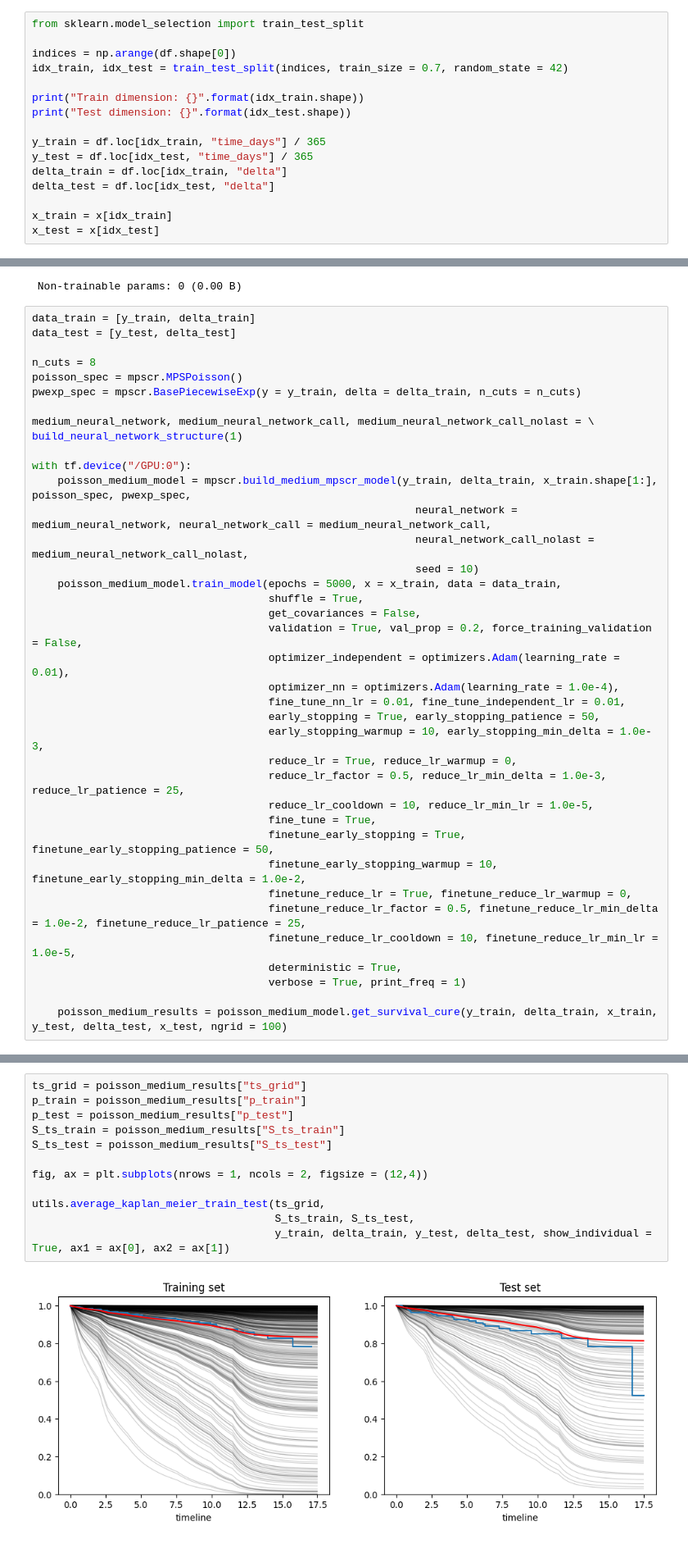
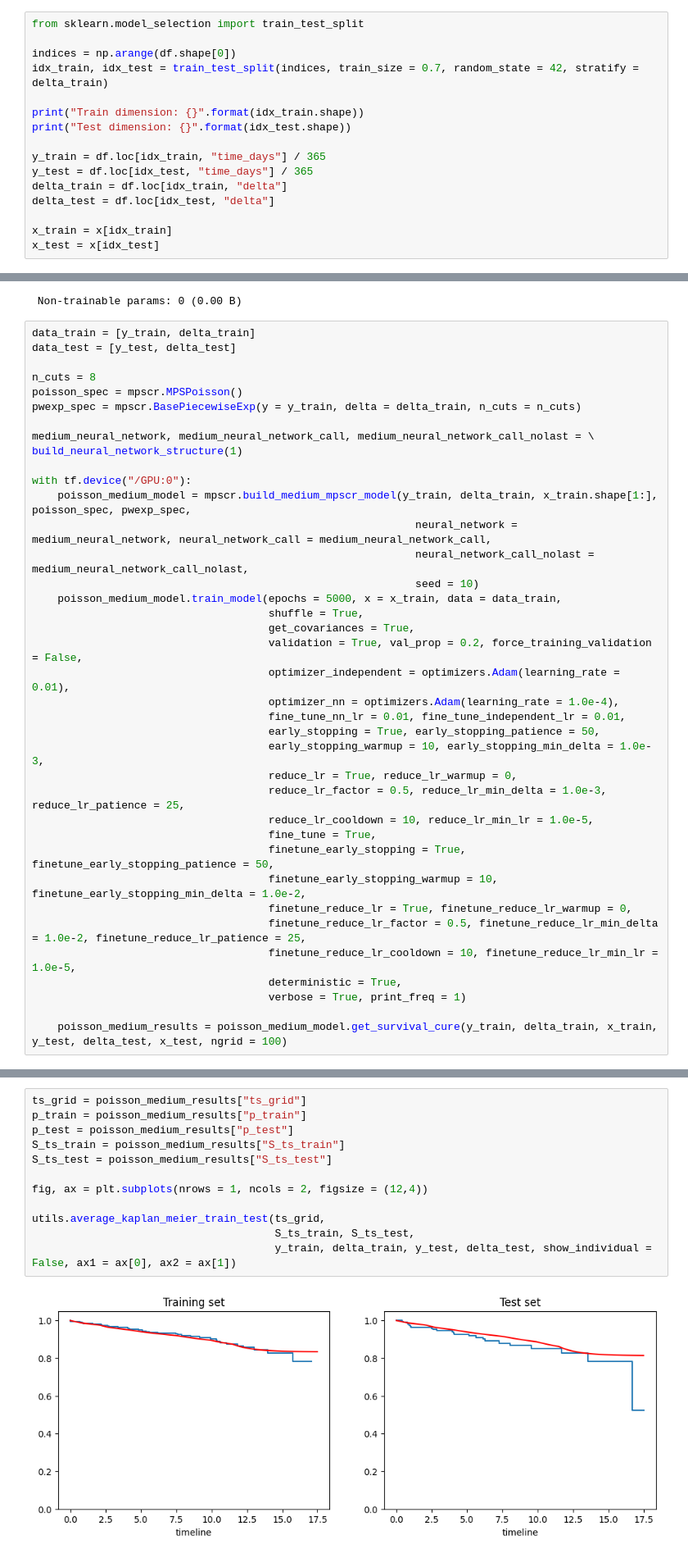
Before and after one commit to nhilariosilva/gndr_mpscr, a Jupyter notebook: OASIS - Flexible.ipynb, the cells around one changed output, grey strips where cells are left out. Shown at 82% size. Drawn from its saved outputs; the diff is of its cells as text.

```diff
--- a/OASIS - Flexible.ipynb
+++ b/OASIS - Flexible.ipynb
@@ -87,7 +88,7 @@ for i, a in enumerate(ax):
 from sklearn.model_selection import train_test_split
 
 indices = np.arange(df.shape[0])
-idx_train, idx_test = train_test_split(indices, train_size = 0.7, random_state = 42)
+idx_train, idx_test = train_test_split(indices, train_size = 0.7, random_state = 42, stratify = delta_train)
 
 print("Train dimension: {}".format(idx_train.shape))
 print("Test dimension: {}".format(idx_test.shape))
@@ -501,7 +469,7 @@ with tf.device("/GPU:0"):
                                                             seed = 10)
     poisson_medium_model.train_model(epochs = 5000, x = x_train, data = data_train,
                                      shuffle = True,
-                                     get_covariances = False,
+                                     get_covariances = True,
                                      validation = True, val_prop = 0.2, force_training_validation = False,
                                      optimizer_independent = optimizers.Adam(learning_rate = 0.01),
                                      optimizer_nn = optimizers.Adam(learning_rate = 1.0e-4),
@@ -546,17 +519,17 @@ utils.plot_model_convergence( poisson_medium_model, ax1 = ax[0,0], ax2 = ax[0,1]
 # %%
 ts_grid = poisson_medium_results["ts_grid"]
 p_train = poisson_medium_results["p_train"]
 p_test = poisson_medium_results["p_test"]
 S_ts_train = poisson_medium_results["S_ts_train"]
 S_ts_test = poisson_medium_results["S_ts_test"]
 
 fig, ax = plt.subplots(nrows = 1, ncols = 2, figsize = (12,4))
 
 utils.average_kaplan_meier_train_test(ts_grid,
                                       S_ts_train, S_ts_test,
-                                      y_train, delta_train, y_test, delta_test, show_individual = True, ax1 = ax[0], ax2 = ax[1])
+                                      y_train, delta_train, y_test, delta_test, show_individual = False, ax1 = ax[0], ax2 = ax[1])
 # %% [output]
-[figure, old version]
+[figure, new version]
 # %%
 # np.random.seed(3)
 np.random.seed(15)
```
Also changed, not shown: parts of 28 cells of this notebook, 2 other files.
